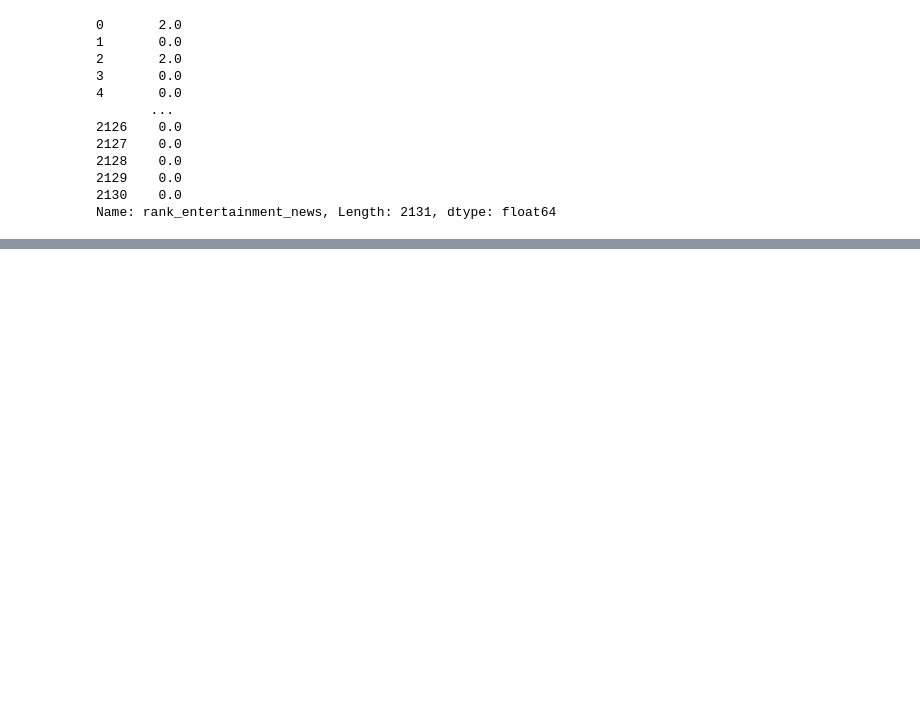
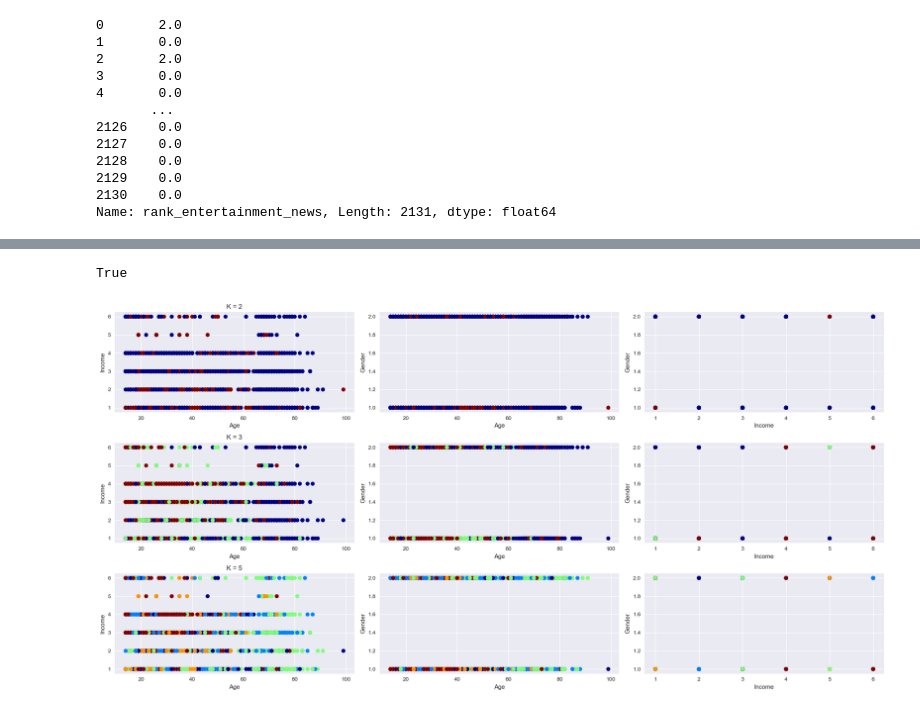
Before and after one commit to abhilashbiswas/customer_segmentation_for_news_outlet, a Jupyter notebook: eda.ipynb, the cells around one changed output, grey strips where cells are left out. Cells and saved outputs as stored; diff of their text form; code cells hidden in the pictures; blank space fills up the shorter version.

```diff
--- a/eda.ipynb
+++ b/eda.ipynb
@@ -10,6 +10,8 @@ plt.style.use('seaborn')
 # %%
 df = pd.read_csv('cleaned_data/dds11.csv')
 # %%
+df = pd.read_csv('cleaned_data/dds11.csv')
+
 # Make Categorical Variables
 df['age_range'] = pd.Categorical(df['age_range'],
                                  categories=['14-19', '20-26', '27-33',
@@ -408,0 +267,60 @@ Best run was number 5
+# %%
+'willing_to_pay_no_ads_news' in df.columns
+# %% [output]
+True
+# %%
+from sklearn.cluster import KMeans
+from sklearn.preprocessing import OneHotEncoder
+
+# # One-hot encode categorical feature variables
+# encoder = OneHotEncoder()
+# X = encoder.fit_transform(df[feature_vars])
+
+# Perform k-means clustering
+k_values = [2, 3, 5]
+
+# create a figure with subplots
+fig, axes = plt.subplots(len(k_values), len(demographic_vars), figsize=(20, 10))
+
+
+# Iterate over each K-means value and create a scatter plot for age vs. income, age vs. gender, and income vs. gender
+for i, k in enumerate(k_values):
+
+    kmeans = KMeans(n_clusters=k, random_state=42)
+    kmeans.fit(df[clustering_vars])
+    labels = kmeans.labels_
+
+
+
+    # Create scatter plots for age vs. income, age vs. gender, and income vs. gender on this row
+    axes[i, 0].scatter(df.age, df.income, c=labels, cmap='jet')
+    axes[i, 0].set_title(f'K = {k}')
+    axes[i, 0].set_xlabel('Age')
+    axes[i, 0].set_ylabel('Income')
+
+    axes[i, 1].scatter(df.age, df.gender, c=labels, cmap='jet')
+    axes[i, 1].set_xlabel('Age')
+    axes[i, 1].set_ylabel('Gender')
+
+    axes[i, 2].scatter(df.income, df.gender, c=labels, cmap='jet')
+    axes[i, 2].set_xlabel('Income')
+    axes[i, 2].set_ylabel('Gender')
+
+plt.tight_layout()
+plt.show()
+
+
+# NEED TO MODIFY
+# Rethink what vars to cluster on (should include demographics probably, maybe one with just spending behaviors)
+# Need to one hot encode/map in such a way that text which indicate higher spending inclination should have similar higher numbers associated
+# Make 3 plots:
+    # age vs income, c = label
+    # income vs gener
+    # age vs gender
+# Now see if there are clusters forming
+
+# can also run a classification model, which uses all feature to classify/predict willing_to_pay_no_ads and see what variables are important and if those can be used for market segmentation
+
+# These 2 analyses (supervised and unsupervised) with tons of EDA should suffice for report.
+# %% [output]
+[figure, added]
```
Also changed, not shown: parts of 22 cells of this notebook.
